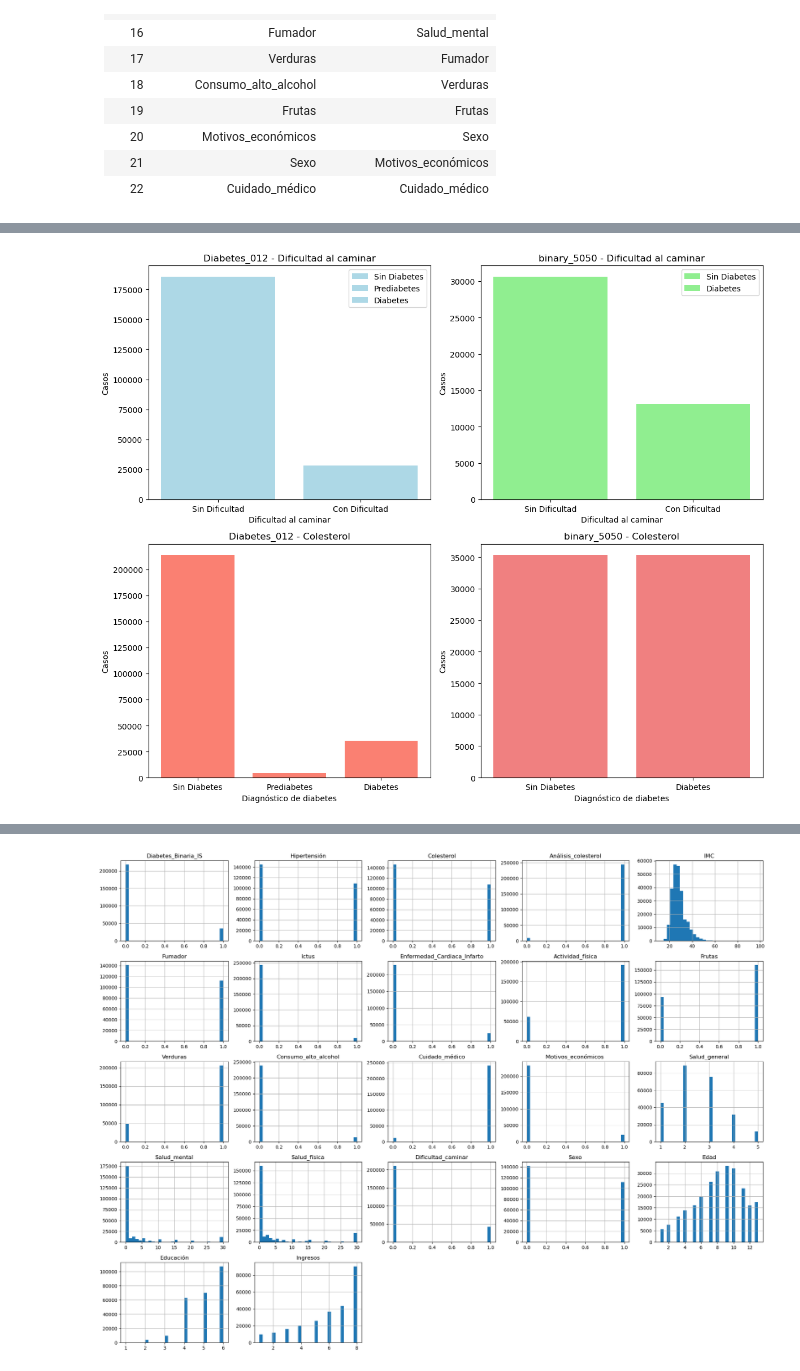
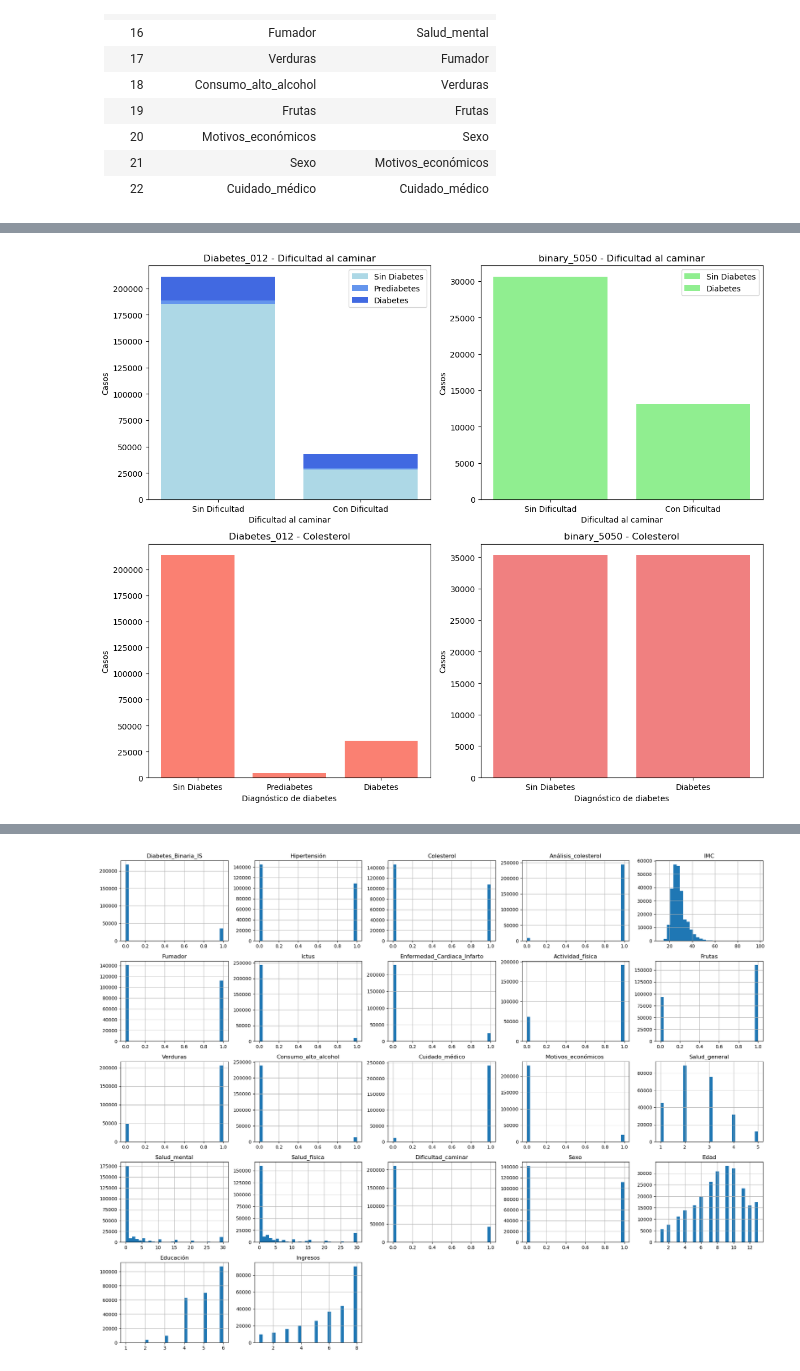
Before and after one commit to alexia-gm/Diabetes, a Jupyter notebook: prediccion_diabetes_doc.ipynb, the cells around one changed output, grey strips where cells are left out. Cells and saved outputs as stored; diff of their text form; code cells hidden in the pictures.

```diff
--- a/prediccion_diabetes_doc.ipynb
+++ b/prediccion_diabetes_doc.ipynb
@@ -869,38 +869,41 @@ fig, axs = plt.subplots(2, 2, figsize = (12, 10))
 
 # Dificultad_caminar diabetes_012
 categorias_dificultad_012 = ['Sin Dificultad', 'Con Dificultad']
-axs[0, 0].bar(categorias_dificultad_012, datos_diabetes_012['Dificultad_caminar'][: 2], color = 'lightblue', label = 'Sin Diabetes')
-axs[0, 0].bar(categorias_dificultad_012, datos_diabetes_012['Dificultad_caminar'][2: 4], color = 'lightblue', label = 'Prediabetes')
-axs[0, 0].bar(categorias_dificultad_012, datos_diabetes_012['Dificultad_caminar'][4:], color = 'lightblue', label = 'Diabetes')
+# apilar datos
+axs[0, 0].bar(categorias_dificultad_012, dificultad_sin_diabetes_012, color = 'lightblue', label = 'Sin Diabetes')
+axs[0,0].bar(categorias_dificultad_012, dificultad_prediabetes_012, bottom = dificultad_sin_diabetes_012, color = 'cornflowerblue',
+             label = 'Prediabetes' )
+axs[0, 0].bar(categorias_dificultad_012, dificultad_con_diabetes_012, bottom = [sum(x) for x in zip(dificultad_sin_diabetes_012, dificultad_prediabetes_012)],
+              color = 'royalblue', label = 'Diabetes')
 axs[0, 0].set_title('Diabetes_012 - Dificultad al caminar')
 axs[0, 0].set_ylabel('Casos')
 axs[0, 0].set_xlabel('Dificultad al caminar')
 axs[0, 0].legend()
 
 # Dificultad_caminar binary_5050
 categorias_dificultad_binary_5050 = ['Sin Dificultad', 'Con Dificultad']
 axs[0, 1].bar(categorias_dificultad_binary_5050, datos_binary_5050['Dificultad_caminar'][: 2], color = 'lightgreen', label = 'Sin Diabetes')
 axs[0, 1].bar(categorias_dificultad_binary_5050, datos_binary_5050['Dificultad_caminar'][2:], color = 'lightgreen', label = 'Diabetes')
 axs[0, 1].set_title('binary_5050 - Dificultad al caminar')
 axs[0, 1].set_ylabel('Casos')
 axs[0, 1].set_xlabel('Dificultad al caminar')
 axs[0, 1].legend()
 
 # Colesterol diabetes_012
 etiquetas_diabetes_012 = ['Sin Diabetes', 'Prediabetes', 'Diabetes']
 axs[1, 0].bar(etiquetas_diabetes_012, datos_diabetes_012['Colesterol'], color = 'salmon')
 axs[1, 0].set_title('Diabetes_012 - Colesterol')
 axs[1, 0].set_ylabel('Casos')
 axs[1, 0].set_xlabel('Diagnóstico de diabetes')
 
 # Colesterol binary_5050
 etiquetas_diabetes_binary_5050 = ['Sin Diabetes', 'Diabetes']
 axs[1, 1].bar(etiquetas_diabetes_binary_5050, datos_binary_5050['Colesterol'], color = 'lightcoral')
 axs[1, 1].set_title('binary_5050 - Colesterol')
 axs[1, 1].set_ylabel('Casos')
 axs[1, 1].set_xlabel('Diagnóstico de diabetes')
 
 plt.tight_layout()
 plt.show()
 # %% [output]
-[figure, old version]
+[figure, new version]
```
Also changed, not shown: parts of 67 cells of this notebook.
